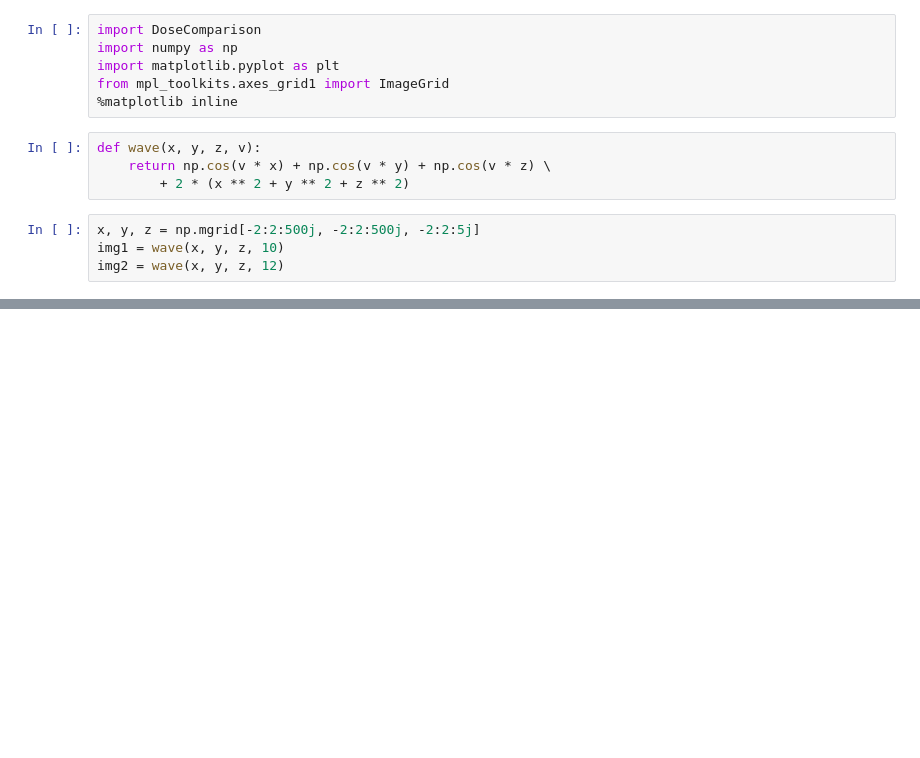
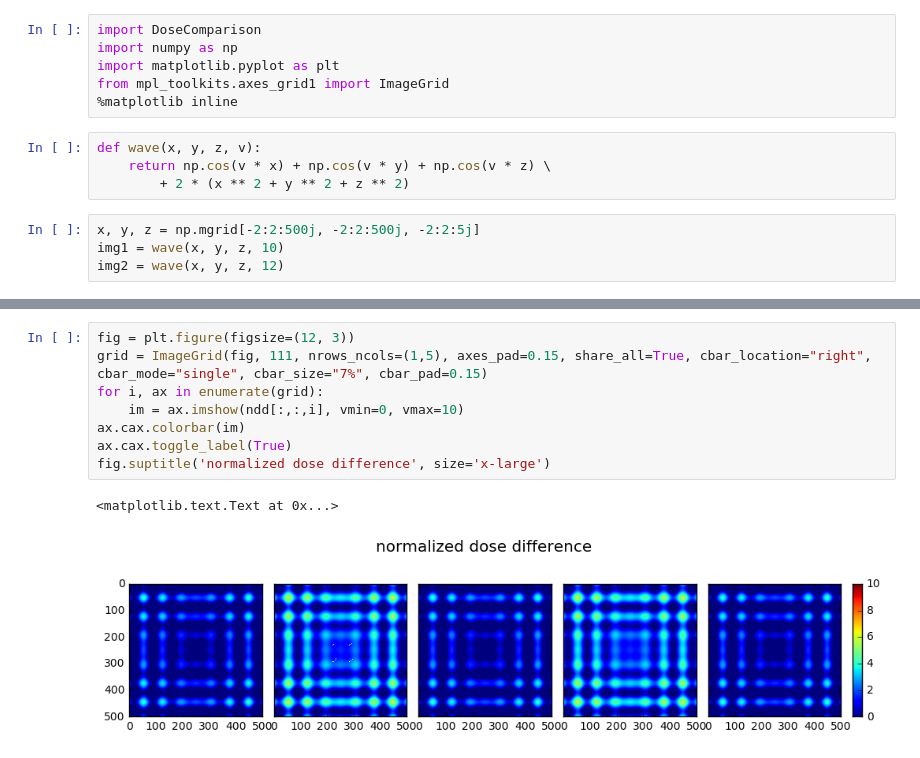
Before and after one commit to ongchi/DoseComparison, a Jupyter notebook: example.ipynb, the cells around one changed output, grey strips where cells are left out. Drawn from its saved outputs; the diff is of its cells as text; blank space fills up the shorter version.

```diff
--- a/example.ipynb
+++ b/example.ipynb
@@ -63,0 +64,11 @@ fig.suptitle('gamma index', size='x-large')
+# %%
+fig = plt.figure(figsize=(12, 3))
+grid = ImageGrid(fig, 111, nrows_ncols=(1,5), axes_pad=0.15, share_all=True, cbar_location="right", cbar_mode="single", cbar_size="7%", cbar_pad=0.15)
+for i, ax in enumerate(grid):
+    im = ax.imshow(ndd[:,:,i], vmin=0, vmax=10)
+ax.cax.colorbar(im)
+ax.cax.toggle_label(True)
+fig.suptitle('normalized dose difference', size='x-large')
+# %% [output]
+<matplotlib.text.Text at 0x...>
+[figure, added]
```
Also changed, not shown: parts of 5 cells of this notebook, 3 other files.
